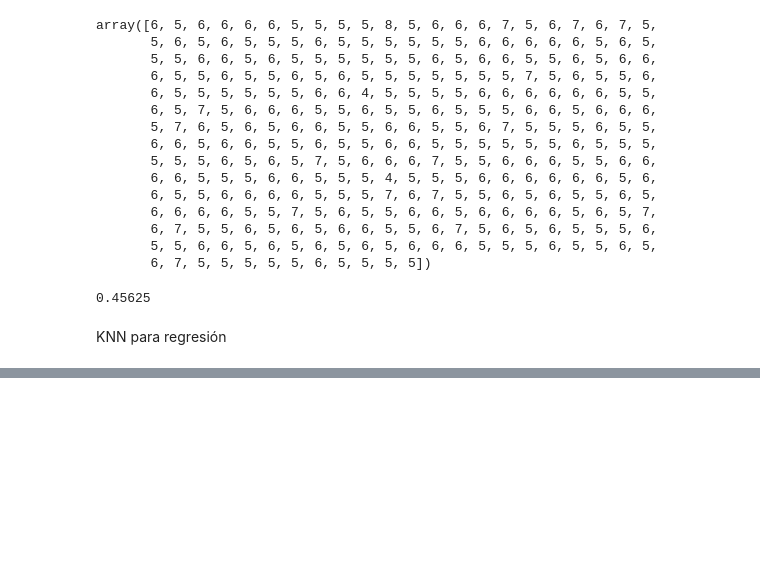
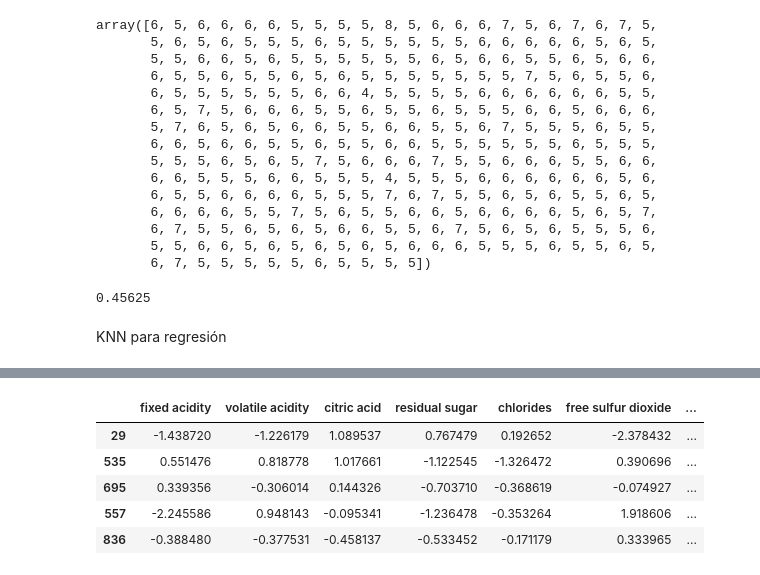
Before and after one commit to emilceinfante/K_Vecinos, a Jupyter notebook: src/explore.ipynb, the cells around one changed output, grey strips where cells are left out. Drawn from its saved outputs; the diff is of its cells as text; code cells hidden in the pictures; blank space fills up the shorter version.

```diff
--- a/src/explore.ipynb
+++ b/src/explore.ipynb
@@ -60,0 +120,18 @@ KNN para regresión
+# %%
+import pandas as pd
+from sklearn.datasets import make_regression
+from sklearn.model_selection import train_test_split
+
+X, y = make_regression(n_samples = 1000, n_features = 11, noise = 1, random_state = 42)
+X = pd.DataFrame(X, columns = ["fixed acidity", "volatile acidity", "citric acid", "residual sugar", "chlorides", "free sulfur dioxide", "total sulfur dioxide", "density", "pH", "sulphates", "alcohol"])
+
+X_train, X_test, y_train, y_test = train_test_split(X, y, test_size = 0.2, random_state = 42)
+
+X_train.head()
+# %% [output]
+|  | fixed acidity | volatile acidity | citric acid | residual sugar | chlorides | free sulfur dioxide | ... |
+| 29 | -1.438720 | -1.226179 | 1.089537 | 0.767479 | 0.192652 | -2.378432 | ... |
+| 535 | 0.551476 | 0.818778 | 1.017661 | -1.122545 | -1.326472 | 0.390696 | ... |
+| 695 | 0.339356 | -0.306014 | 0.144326 | -0.703710 | -0.368619 | -0.074927 | ... |
+| 557 | -2.245586 | 0.948143 | -0.095341 | -1.236478 | -0.353264 | 1.918606 | ... |
+| 836 | -0.388480 | -0.377531 | -0.458137 | -0.533452 | -0.171179 | 0.333965 | ... |
```
Also changed, not shown: parts of 18 cells of this notebook, 1 other file.
